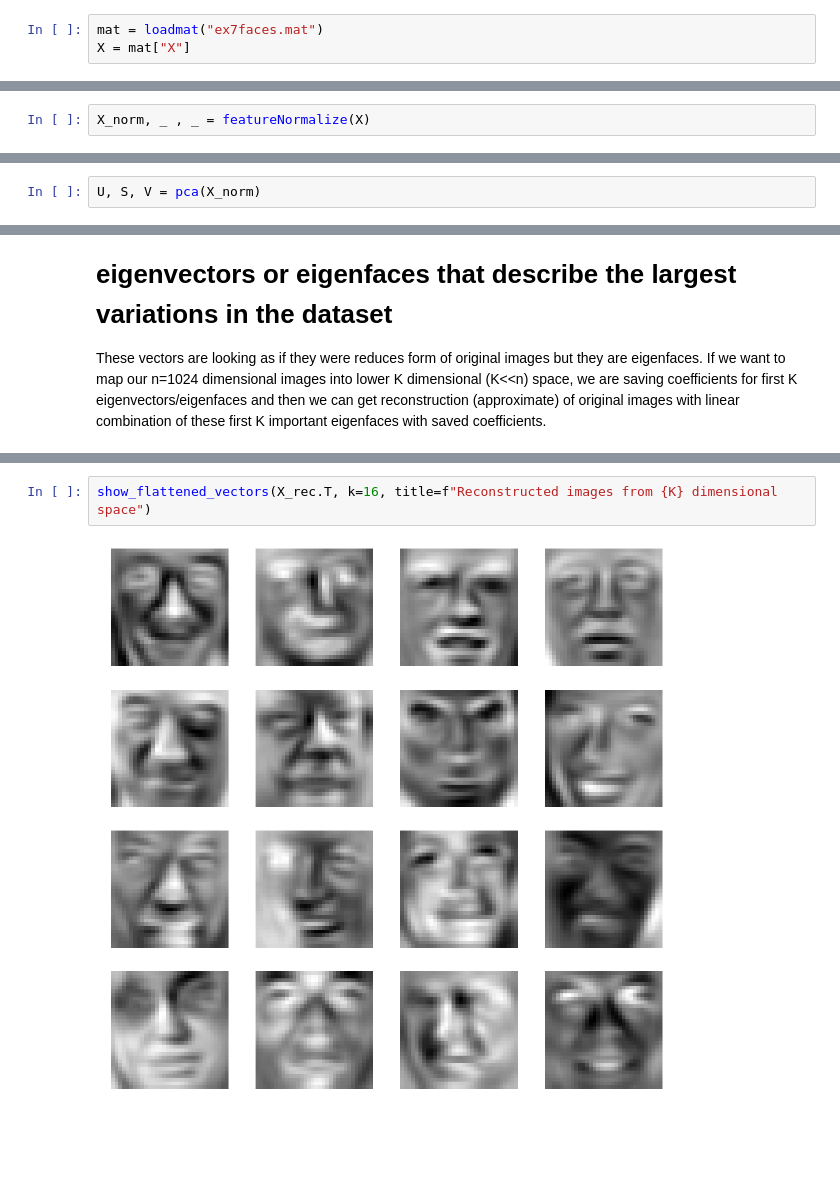
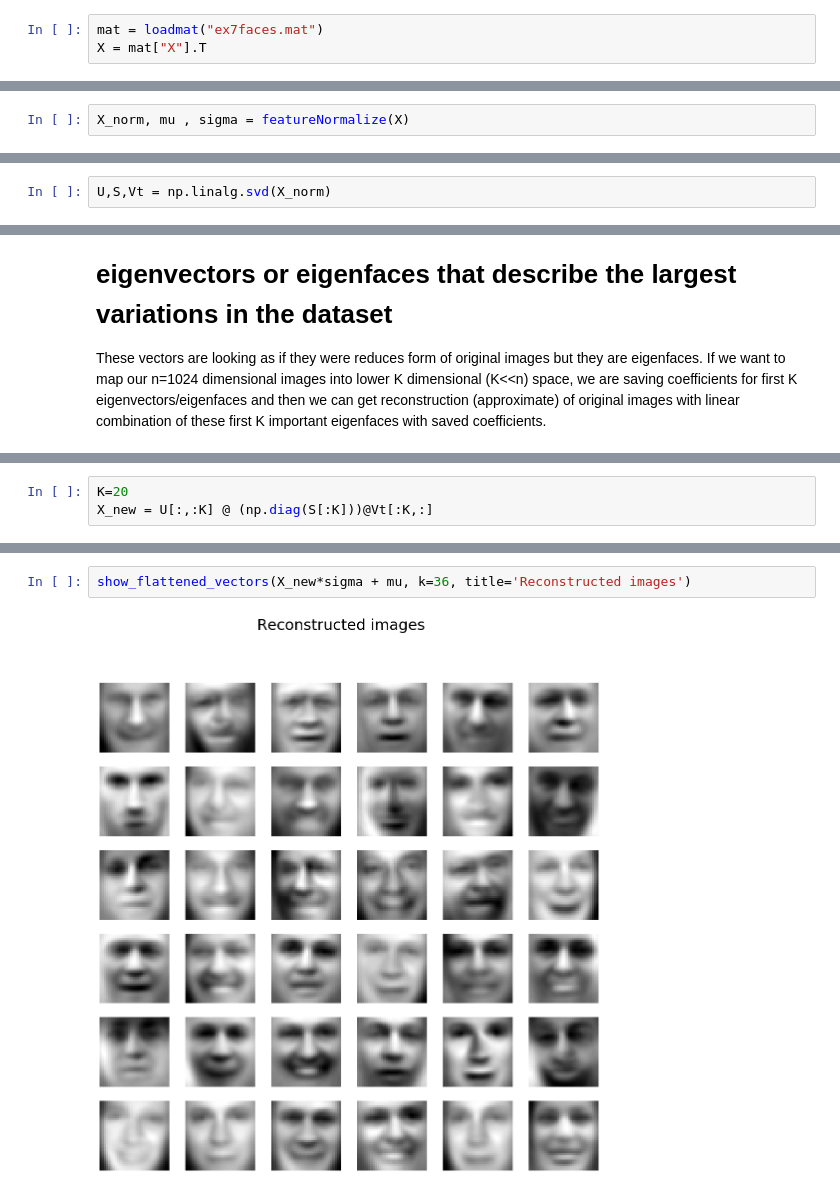
Before and after one commit to amareyah/MaxinAI_Education, a Jupyter notebook: linear_algebra/20191001/pca_on_face_images.ipynb, the cells around one changed output, grey strips where cells are left out. Saved outputs shown, nothing was run; the diff lists cells and outputs as text; blank space fills up the shorter version.

```diff
--- a/linear_algebra/20191001/pca_on_face_images.ipynb
+++ b/linear_algebra/20191001/pca_on_face_images.ipynb
@@ -96,7 +55,7 @@ def show_flattened_vectors(matrix, k:int, title:str):
 # Load and visualize the Face image dataset
 # %%
 mat = loadmat("ex7faces.mat")
-X = mat["X"]
+X = mat["X"].T
 # %% [markdown]
 Each image size is 32x32 and they are flattened in 1024 size vector. We have 5K images in total.
 # %%
@@ -123,5 +74,5 @@ show_flattened_vectors(X.T, k=16, title='Original Images')
 # %% [markdown]
 # Normalize matrix of flattened images
 # %%
-X_norm, _ , _ = featureNormalize(X)
+X_norm, mu , sigma = featureNormalize(X)
 # %%
@@ -137,3 +84,3 @@ show_flattened_vectors(X_norm.T, k=16, title='Normalized Images')
 # %%
-U, S, V = pca(X_norm)
+U,S,Vt = np.linalg.svd(X_norm)
 # %% [markdown]
@@ -221,0 +137,3 @@ show_flattened_vectors(X_norm.T, k=16, title='Normalized Images')
+# %%
+K=20
+X_new = U[:,:K] @ (np.diag(S[:K]))@Vt[:K,:]
@@ -222,4 +148,4 @@ show_flattened_vectors(X_norm.T, k=16, title='Normalized Images')
 # %%
-show_flattened_vectors(X_rec.T, k=16, title=f"Reconstructed images from {K} dimensional space")
+show_flattened_vectors(X_new*sigma + mu, k=36, title='Reconstructed images')
 # %% [output]
-[figure, old version]
+[figure, new version]
```
Also changed, not shown: parts of 43 cells of this notebook.
